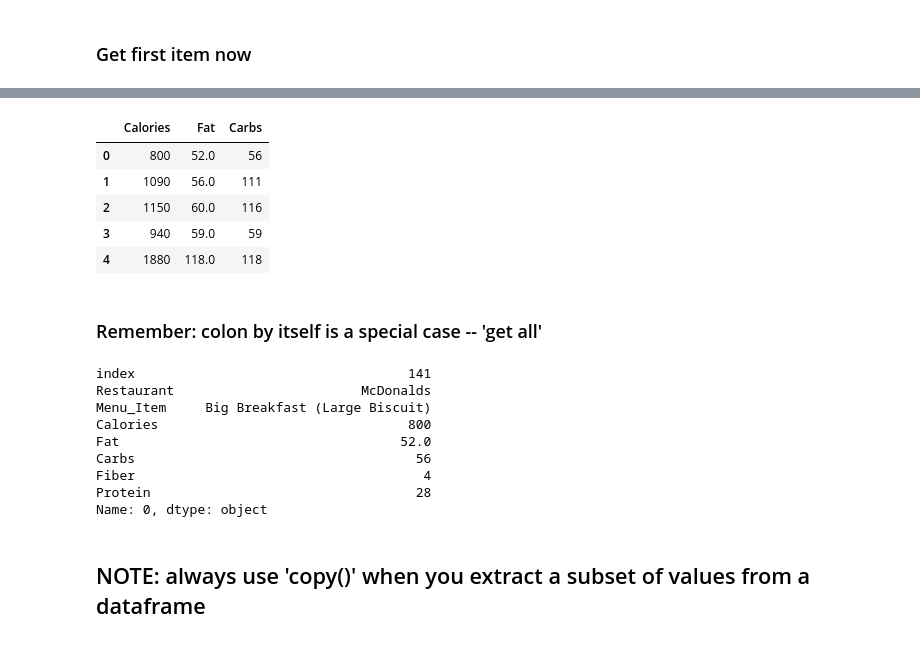
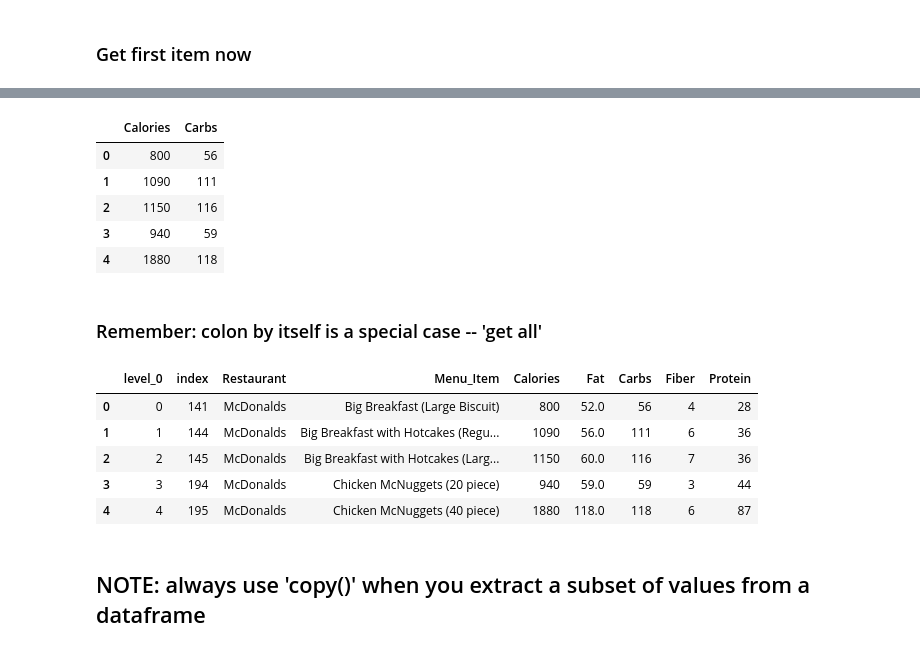
Before and after one commit to olsonac/data_science_for_brain_and_behaviour_26-27, a Jupyter notebook: Lectures/wk5_1&2_dataframes/wk5_1_dataframes_ver2.ipynb, the cells around one changed output, grey strips where cells are left out. Drawn from its saved outputs; the diff is of its cells as text; code cells hidden in the pictures.

```diff
--- a/Lectures/wk5_1&2_dataframes/wk5_1_dataframes_ver2.ipynb
+++ b/Lectures/wk5_1&2_dataframes/wk5_1_dataframes_ver2.ipynb
@@ -587,27 +622,26 @@ Name: 0, dtype: object
 # %%
-fatty_stuff.loc[0:5,"Calories":"Carbs"]
+#fatty_stuff.loc[0:5,"Calories":"Carbs"]
+
+fatty_stuff.loc[0:5,["Calories","Carbs"]]
 # %% [output]
-|  | Calories | Fat | Carbs |
-| 0 | 800 | 52.0 | 56 |
-| 1 | 1090 | 56.0 | 111 |
-| 2 | 1150 | 60.0 | 116 |
-| 3 | 940 | 59.0 | 59 |
-| 4 | 1880 | 118.0 | 118 |
+|  | Calories | Carbs |
+| 0 | 800 | 56 |
+| 1 | 1090 | 111 |
+| 2 | 1150 | 116 |
+| 3 | 940 | 59 |
+| 4 | 1880 | 118 |
 # %% [markdown]
 ### Remember: colon by itself is a special case -- 'get all'
 # %%
-fatty_stuff.loc[0,:] # get all columns
+fatty_stuff.loc[0:5,:] # get all columns
 # (don't need to know start/end names)
 # %% [output]
-index                                   141
-Restaurant                        McDonalds
-Menu_Item     Big Breakfast (Large Biscuit)
-Calories                                800
-Fat                                    52.0
-Carbs                                    56
-Fiber                                     4
-Protein                                  28
-Name: 0, dtype: object
+|  | level_0 | index | Restaurant | Menu_Item | Calories | Fat | Carbs | Fiber | Protein |
+| 0 | 0 | 141 | McDonalds | Big Breakfast (Large Biscuit) | 800 | 52.0 | 56 | 4 | 28 |
+| 1 | 1 | 144 | McDonalds | Big Breakfast with Hotcakes (Regu... | 1090 | 56.0 | 111 | 6 | 36 |
+| 2 | 2 | 145 | McDonalds | Big Breakfast with Hotcakes (Larg... | 1150 | 60.0 | 116 | 7 | 36 |
+| 3 | 3 | 194 | McDonalds | Chicken McNuggets (20 piece) | 940 | 59.0 | 59 | 3 | 44 |
+| 4 | 4 | 195 | McDonalds | Chicken McNuggets (40 piece) | 1880 | 118.0 | 118 | 6 | 87 |
 # %% [markdown]
 ## NOTE: always use 'copy()' when you extract a subset of values from a dataframe
 # %% [markdown]
```
Also changed, not shown: parts of 14 cells of this notebook, 7 other files.
